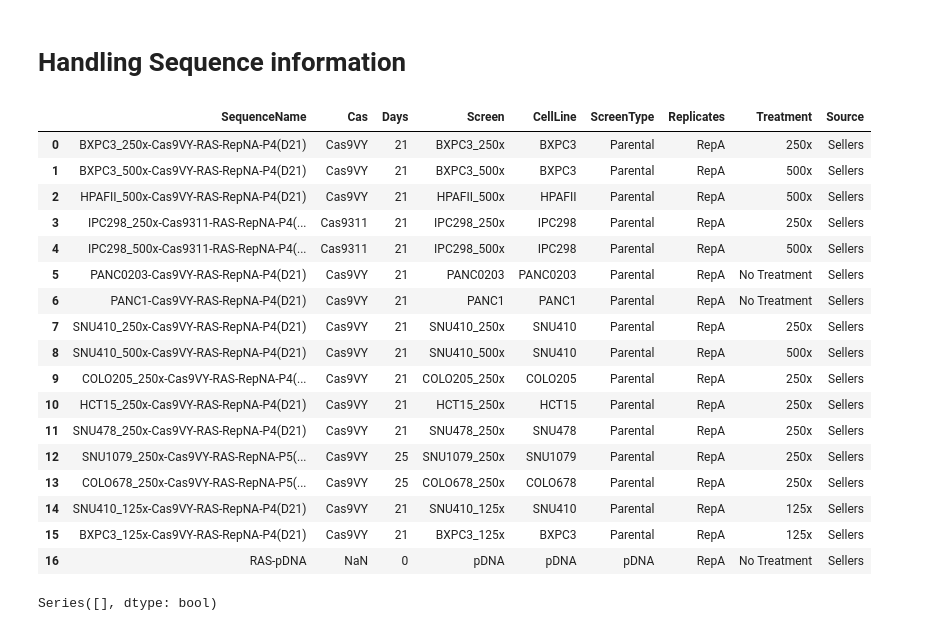
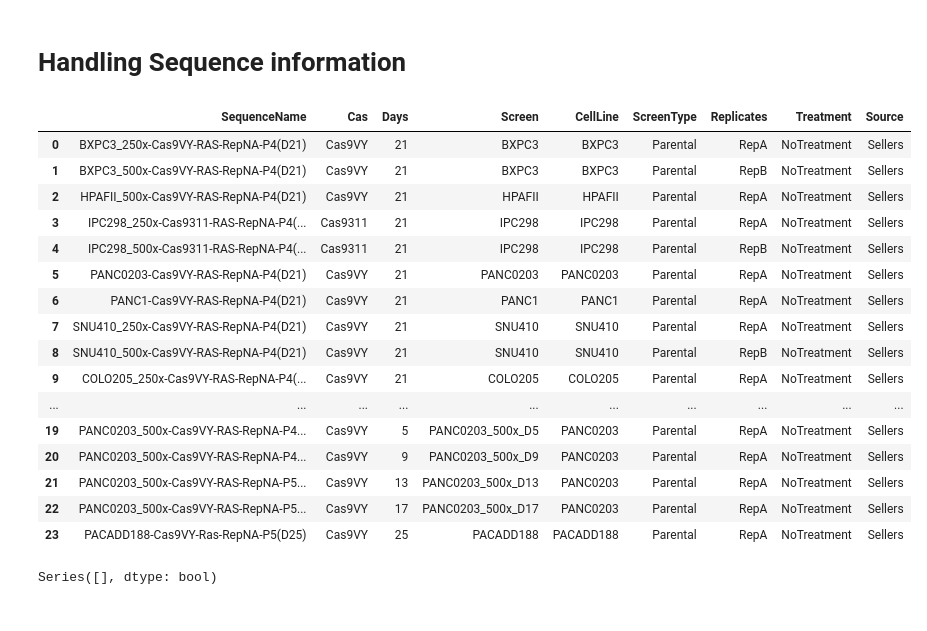
Before and after one commit to Wenwen777/RAS_pipeline, a Jupyter notebook: 01_Preprocessing.ipynb, the cells around one changed output. Cells and saved outputs as stored; diff of their text form; code cells hidden in the pictures.

```diff
--- a/01_Preprocessing.ipynb
+++ b/01_Preprocessing.ipynb
@@ -89,27 +60,26 @@ sorted(RASFullCounts.columns)
 # RASSequenceMap = tc.get(name='RASscreen05132024-a0fe', version=2, file='RASSequenceMap')
 # RASSequenceMap
 # %%
-RASSequenceMap= pd.read_csv('/home/ubuntu/RAS/ras_screens/analysis/RAS_sequence_map.csv')
+RASSequenceMap= pd.read_csv('/home/ubuntu/paralog/ras_screens/analysis/RAS_sequence_map.csv')
 RASSequenceMap
 # %% [output]
 |  | SequenceName | Cas | Days | Screen | CellLine | ScreenType | Replicates | Treatment | Source |
-| 0 | BXPC3_250x-Cas9VY-RAS-RepNA-P4(D21) | Cas9VY | 21 | BXPC3_250x | BXPC3 | Parental | RepA | 250x | Sellers |
-| 1 | BXPC3_500x-Cas9VY-RAS-RepNA-P4(D21) | Cas9VY | 21 | BXPC3_500x | BXPC3 | Parental | RepA | 500x | Sellers |
-| 2 | HPAFII_500x-Cas9VY-RAS-RepNA-P4(D21) | Cas9VY | 21 | HPAFII_500x | HPAFII | Parental | RepA | 500x | Sellers |
-| 3 | IPC298_250x-Cas9311-RAS-RepNA-P4(... | Cas9311 | 21 | IPC298_250x | IPC298 | Parental | RepA | 250x | Sellers |
-| 4 | IPC298_500x-Cas9311-RAS-RepNA-P4(... | Cas9311 | 21 | IPC298_500x | IPC298 | Parental | RepA | 500x | Sellers |
-| 5 | PANC0203-Cas9VY-RAS-RepNA-P4(D21) | Cas9VY | 21 | PANC0203 | PANC0203 | Parental | RepA | No Treatment | Sellers |
-| 6 | PANC1-Cas9VY-RAS-RepNA-P4(D21) | Cas9VY | 21 | PANC1 | PANC1 | Parental | RepA | No Treatment | Sellers |
-| 7 | SNU410_250x-Cas9VY-RAS-RepNA-P4(D21) | Cas9VY | 21 | SNU410_250x | SNU410 | Parental | RepA | 250x | Sellers |
-| 8 | SNU410_500x-Cas9VY-RAS-RepNA-P4(D21) | Cas9VY | 21 | SNU410_500x | SNU410 | Parental | RepA | 500x | Sellers |
-| 9 | COLO205_250x-Cas9VY-RAS-RepNA-P4(... | Cas9VY | 21 | COLO205_250x | COLO205 | Parental | RepA | 250x | Sellers |
-| 10 | HCT15_250x-Cas9VY-RAS-RepNA-P4(D21) | Cas9VY | 21 | HCT15_250x | HCT15 | Parental | RepA | 250x | Sellers |
-| 11 | SNU478_250x-Cas9VY-RAS-RepNA-P4(D21) | Cas9VY | 21 | SNU478_250x | SNU478 | Parental | RepA | 250x | Sellers |
-| 12 | SNU1079_250x-Cas9VY-RAS-RepNA-P5(... | Cas9VY | 25 | SNU1079_250x | SNU1079 | Parental | RepA | 250x | Sellers |
-| 13 | COLO678_250x-Cas9VY-RAS-RepNA-P5(... | Cas9VY | 25 | COLO678_250x | COLO678 | Parental | RepA | 250x | Sellers |
-| 14 | SNU410_125x-Cas9VY-RAS-RepNA-P4(D21) | Cas9VY | 21 | SNU410_125x | SNU410 | Parental | RepA | 125x | Sellers |
-| 15 | BXPC3_125x-Cas9VY-RAS-RepNA-P4(D21) | Cas9VY | 21 | BXPC3_125x | BXPC3 | Parental | RepA | 125x | Sellers |
-| 16 | RAS-pDNA | NaN | 0 | pDNA | pDNA | pDNA | RepA | No Treatment | Sellers |
+| 0 | BXPC3_250x-Cas9VY-RAS-RepNA-P4(D21) | Cas9VY | 21 | BXPC3 | BXPC3 | Parental | RepA | NoTreatment | Sellers |
+| 1 | BXPC3_500x-Cas9VY-RAS-RepNA-P4(D21) | Cas9VY | 21 | BXPC3 | BXPC3 | Parental | RepB | NoTreatment | Sellers |
+| 2 | HPAFII_500x-Cas9VY-RAS-RepNA-P4(D21) | Cas9VY | 21 | HPAFII | HPAFII | Parental | RepA | NoTreatment | Sellers |
+| 3 | IPC298_250x-Cas9311-RAS-RepNA-P4(... | Cas9311 | 21 | IPC298 | IPC298 | Parental | RepA | NoTreatment | Sellers |
+| 4 | IPC298_500x-Cas9311-RAS-RepNA-P4(... | Cas9311 | 21 | IPC298 | IPC298 | Parental | RepB | NoTreatment | Sellers |
+| 5 | PANC0203-Cas9VY-RAS-RepNA-P4(D21) | Cas9VY | 21 | PANC0203 | PANC0203 | Parental | RepA | NoTreatment | Sellers |
+| 6 | PANC1-Cas9VY-RAS-RepNA-P4(D21) | Cas9VY | 21 | PANC1 | PANC1 | Parental | RepA | NoTreatment | Sellers |
+| 7 | SNU410_250x-Cas9VY-RAS-RepNA-P4(D21) | Cas9VY | 21 | SNU410 | SNU410 | Parental | RepA | NoTreatment | Sellers |
+| 8 | SNU410_500x-Cas9VY-RAS-RepNA-P4(D21) | Cas9VY | 21 | SNU410 | SNU410 | Parental | RepB | NoTreatment | Sellers |
+| 9 | COLO205_250x-Cas9VY-RAS-RepNA-P4(... | Cas9VY | 21 | COLO205 | COLO205 | Parental | RepA | NoTreatment | Sellers |
+| ... | ... | ... | ... | ... | ... | ... | ... | ... | ... |
+| 19 | PANC0203_500x-Cas9VY-RAS-RepNA-P4... | Cas9VY | 5 | PANC0203_500x_D5 | PANC0203 | Parental | RepA | NoTreatment | Sellers |
+| 20 | PANC0203_500x-Cas9VY-RAS-RepNA-P4... | Cas9VY | 9 | PANC0203_500x_D9 | PANC0203 | Parental | RepA | NoTreatment | Sellers |
+| 21 | PANC0203_500x-Cas9VY-RAS-RepNA-P5... | Cas9VY | 13 | PANC0203_500x_D13 | PANC0203 | Parental | RepA | NoTreatment | Sellers |
+| 22 | PANC0203_500x-Cas9VY-RAS-RepNA-P5... | Cas9VY | 17 | PANC0203_500x_D17 | PANC0203 | Parental | RepA | NoTreatment | Sellers |
+| 23 | PACADD188-Cas9VY-Ras-RepNA-P5(D25) | Cas9VY | 25 | PACADD188 | PACADD188 | Parental | RepA | NoTreatment | Sellers |
 # %%
 def check_same_days(group):
     return group['Days'].nunique() == 1
```
Also changed, not shown: parts of 65 cells of this notebook, 4 other files.
